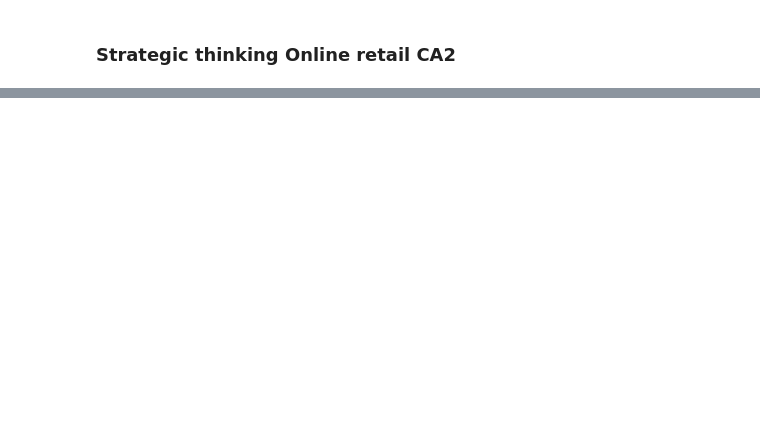
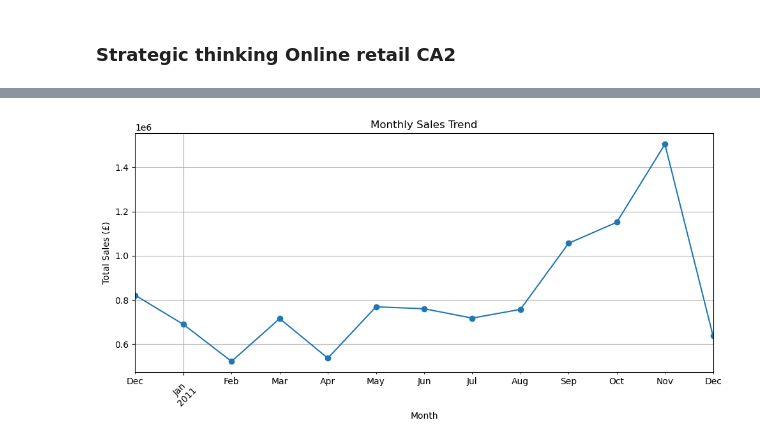
Before and after one commit to 2026618-web/Strategic-thinking-25-10-2026, a Jupyter notebook: Strategic thinking Online retail CA2.ipynb, the cells around one changed output, grey strips where cells are left out. Saved outputs shown, nothing was run; the diff lists cells and outputs as text; code cells hidden in the pictures; blank space fills up the shorter version.

```diff
--- a/Strategic thinking Online retail CA2.ipynb
+++ b/Strategic thinking Online retail CA2.ipynb
@@ -60,0 +165,9 @@ df_clean["TotalSales"].describe()
+# %%
+# Remove duplicate records
+df_clean = df_clean.drop_duplicates().copy()
+
+# Check remaining duplicates
+print("Remaining duplicates:", df_clean.duplicated().sum())
+
+# Check dataset size
+print("Dataset shape:", df_clean.shape)
@@ -60,0 +183,28 @@ df_clean["TotalSales"].describe()
+# %%
+
+import pandas as pd
+import matplotlib.pyplot as plt
+
+# Convert InvoiceDate to datetime
+df_clean["InvoiceDate"] = pd.to_datetime(df_clean["InvoiceDate"])
+
+# Calculate monthly sales
+monthly_sales = (
+    df_clean.groupby(
+        df_clean["InvoiceDate"].dt.to_period("M")
+    )["TotalSales"].sum()
+)
+
+# Plot monthly sales trend
+plt.figure(figsize=(10, 5))
+monthly_sales.plot(kind="line", marker="o")
+
+plt.title("Monthly Sales Trend")
+plt.xlabel("Month")
+plt.ylabel("Total Sales (£)")
+plt.xticks(rotation=45)
+plt.grid(True)
+plt.tight_layout()
+plt.show()
+# %% [output]
+[figure, added]
```
Also changed, not shown: parts of 20 cells of this notebook.
